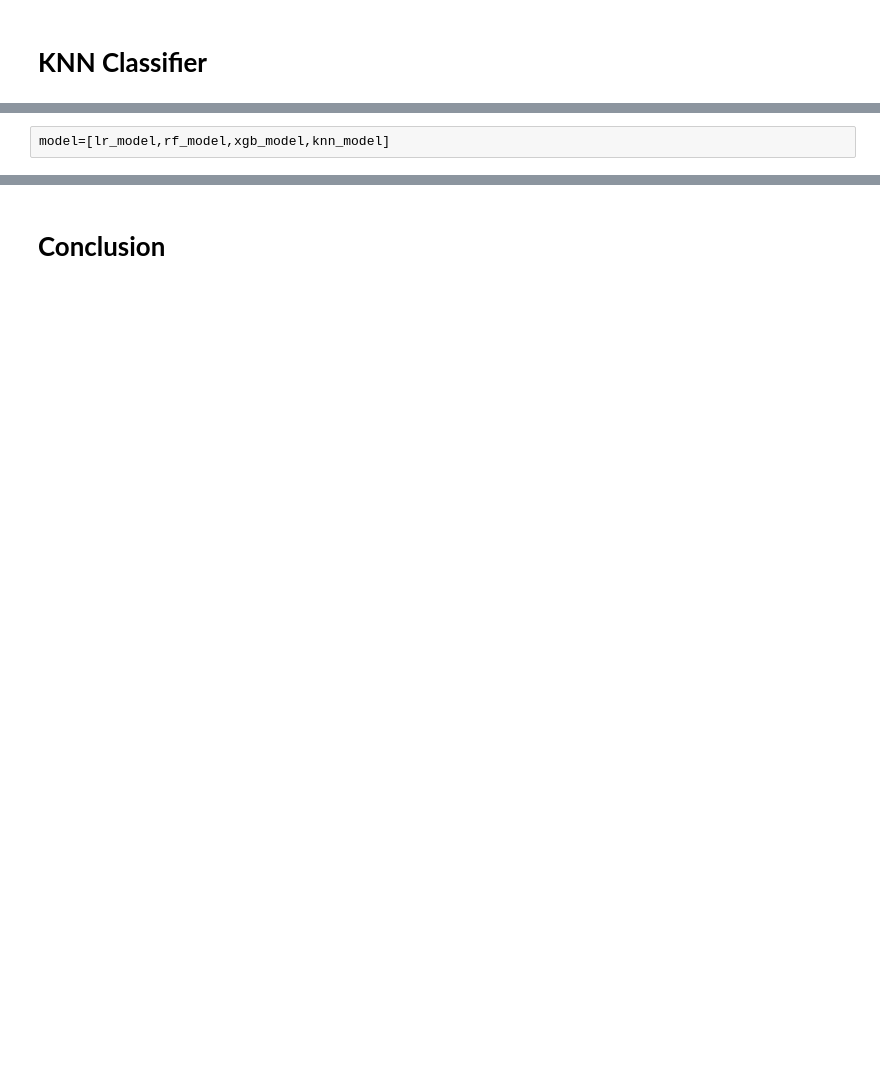
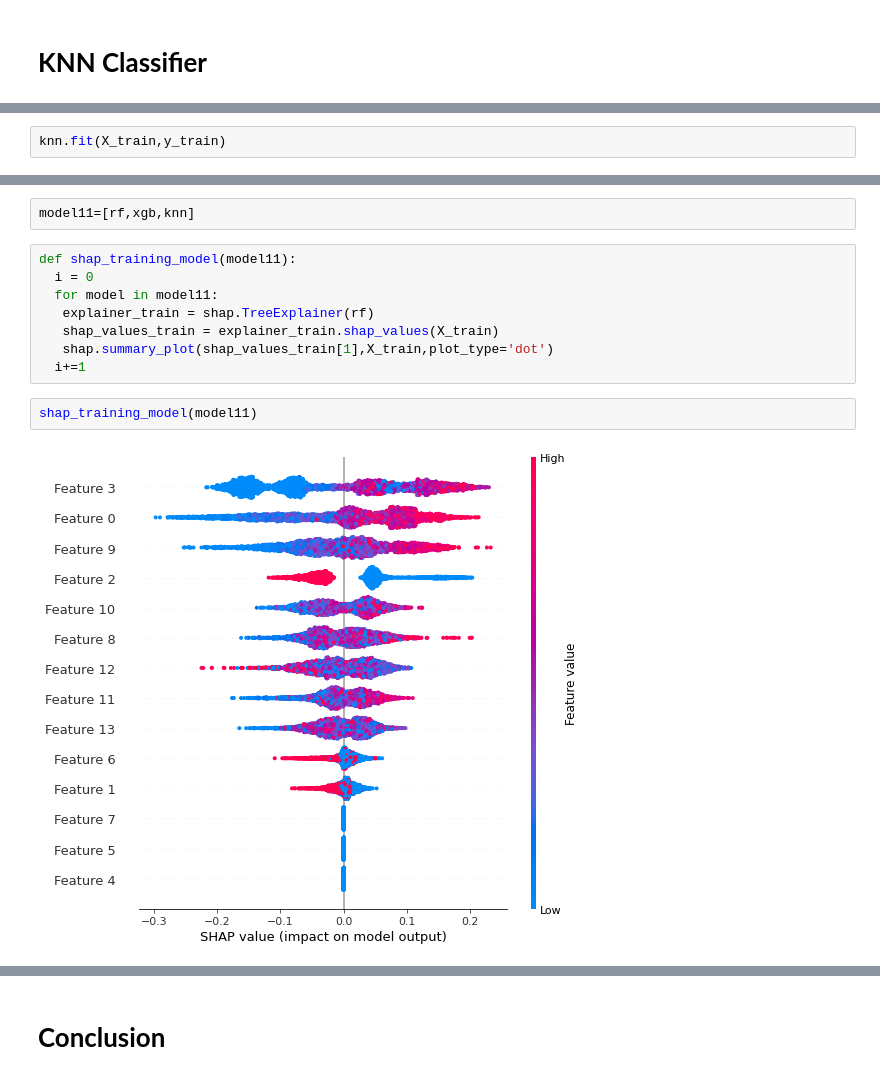
Before and after one commit to PankajBGadge/Cardiovascular-Risk-Prediction, a Jupyter notebook: Cardiovascular_risk_prediction.ipynb, the cells around one changed output, grey strips where cells are left out. Drawn from its saved outputs; the diff is of its cells as text; blank space fills up the shorter version.

```diff
--- a/Cardiovascular_risk_prediction.ipynb
+++ b/Cardiovascular_risk_prediction.ipynb
@@ -1233,0 +714,2 @@ knn_model =knn_Bayes.best_estimator_
+# %%
+knn.fit(X_train,y_train)
@@ -1258,2 +734,0 @@ metrics.roc_auc_score(y_test, test_preds_knn[:,1])
-# %%
-model=[lr_model,rf_model,xgb_model,knn_model]
@@ -1342,0 +885,14 @@ In predictive model we also noticed that XG Boost doing good as compared to othe
+# %%
+model11=[rf,xgb,knn]
+# %%
+def shap_training_model(model11):
+  i = 0
+  for model in model11:
+   explainer_train = shap.TreeExplainer(rf)
+   shap_values_train = explainer_train.shap_values(X_train)
+   shap.summary_plot(shap_values_train[1],X_train,plot_type='dot')
+  i+=1
+# %%
+shap_training_model(model11)
+# %% [output]
+[figure, added]
```
Also changed, not shown: parts of 176 cells of this notebook.
